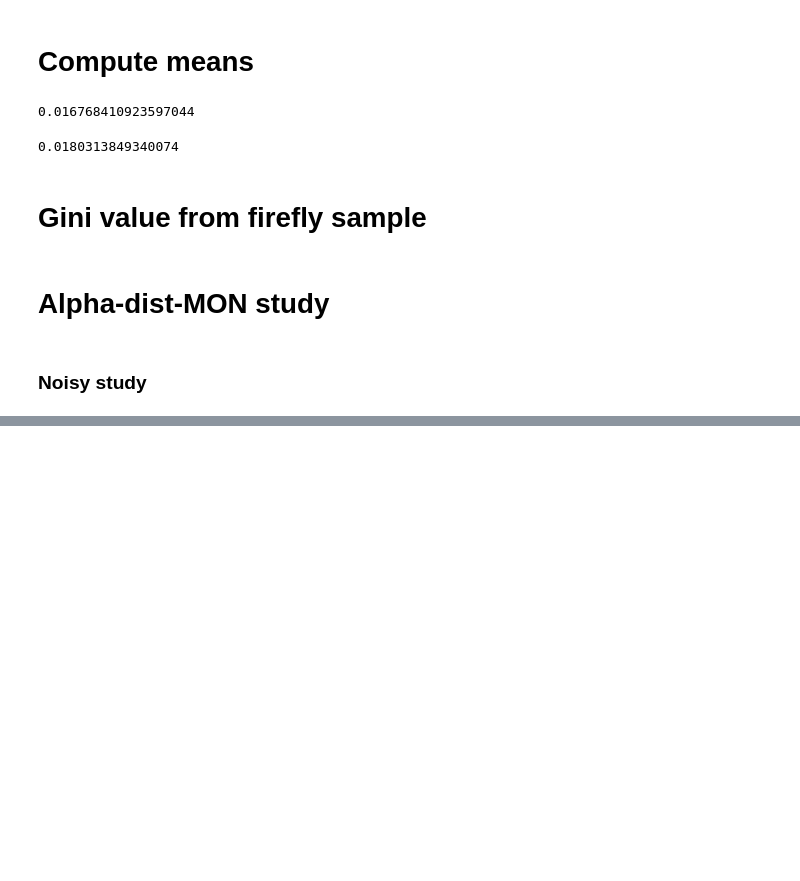
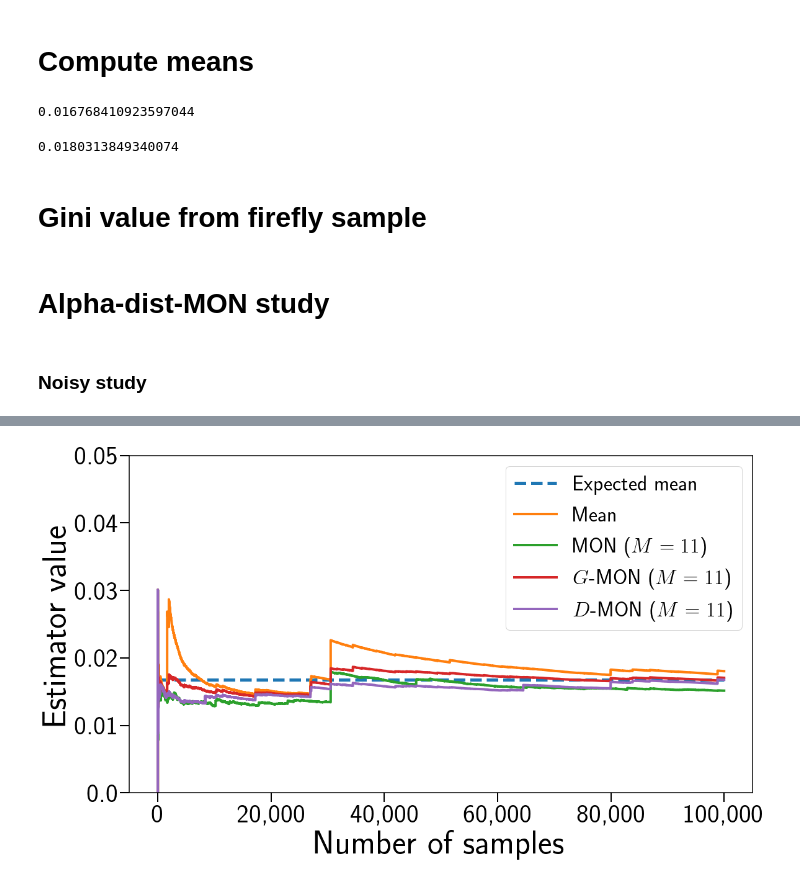
Before and after one commit to prise-3d/pbrt-v4, a Jupyter notebook: studies/alpha_dist_study.ipynb, the cells around one changed output, grey strips where cells are left out. Drawn from its saved outputs; the diff is of its cells as text; code cells hidden in the pictures; blank space fills up the shorter version.

```diff
--- a/studies/alpha_dist_study.ipynb
+++ b/studies/alpha_dist_study.ipynb
@@ -219,0 +267,16 @@ GMON_k21_mid = [ alpha_dist_mon(m, 21, 0.5) for i, m in enumerate(means_evolutio
+# %%
+samples_axis_mean = data_filtered_rgb[:, 0]
+means_evolution_filtered_k11 = create_k_means(data_filtered_rgb[0], k=11)
+means_evolution_filtered_k15 = create_k_means(data_filtered_rgb[0], k=15)
+means_evolution_filtered_k21 = create_k_means(data_filtered_rgb[0], k=21)
+
+gini_data_k11 = [ gini(np.array(m)) for m in means_evolution_filtered_k11 ]
+check_gini_values_k11 = np.array(list(map(lambda x: 1 if x == 0 else x, gini_data_k11)))
+
+gini_data_k15 = [ gini(np.array(m)) for m in means_evolution_filtered_k15 ]
+check_gini_values_k15 = np.array(list(map(lambda x: 1 if x == 0 else x, gini_data_k15)))
+
+gini_data_k21 = [ gini(np.array(m)) for m in means_evolution_filtered_k21 ]
+check_gini_values_k21 = np.array(list(map(lambda x: 1 if x == 0 else x, gini_data_k21)))
+# %%
+means = [ np.mean(m) for m in means_evolution_filtered_k11 ]
@@ -219,0 +289,51 @@ GMON_k21_mid = [ alpha_dist_mon(m, 21, 0.5) for i, m in enumerate(means_evolutio
+# %%
+GDMON_k11 = [ alpha_dist_mon(m, 11, 1 - gini_data_k11[i]) for i, m in enumerate(means_evolution_filtered_k11) ]
+GDMON_k21 = [ alpha_dist_mon(m, 21, 1 - gini_data_k21[i]) for i, m in enumerate(means_evolution_filtered_k21) ]
+# %%
+params = {'backend': 'ps',
+          'axes.labelsize': 54,
+          'font.size': 40,
+          'legend.fontsize': 34,
+          'xtick.labelsize': 42,
+          'ytick.labelsize': 42,
+          'text.usetex': True,
+          'font.style': 'normal',
+          'font.weight': 'bold',
+          'axes.linewidth': 1.5,
+          'lines.linewidth': 4,
+          'figure.figsize': (18, 10)}
+
+
+plt.rcParams.update(params)
+
+plt.margins(tight=True)
+plt.tick_params(axis='both', width=2, length=15)
+
+labels = ['R', 'G', 'B']
+
+plt.plot([0, 100000], [r_true_mean, r_true_mean], lw=5, label='Expected mean', linestyle="--")
+plt.plot(means, label='Mean', linewidth=4)
+plt.plot(MON_k11, label='MON ($M=11$)', linewidth=4)
+plt.plot(GMON_k11, label=r'$G$-MON ($M=11$)', linewidth=4)
+plt.plot(GDMON_k11, label=r'$D$-MON ($M=11$)', linewidth=4)
+
+#plt.xlim(-1, 100)
+
+plt.xlabel("Number of samples")
+plt.ylabel(r"Estimator value")
+#plt.ylim(0, 0.15)
+#plt.xlim(-0.03, 6)
+#plt.ylim(0.15, 0.20)
+
+plt.ylim(0, 0.05)
+plt.legend()
+#plt.legend(loc='upper center', bbox_to_anchor=(0.5, -0.25), shadow=True, ncol=3)
+#plt.xticks(np.arange(-10, 15, step=5), np.arange(-10, 15, step=5))  # Set label locations.
+plt.xticks(np.arange(0, 120000, step=20000), display_high_number(np.arange(0, 120000, step=20000)))  # Set label locations.
+plt.yticks(np.arange(0, 0.06, step=0.01), prepare_mode_data(np.arange(0, 0.06, step=0.01)))
+#plt.xticks(fontsize=14)
+#plt.yticks(fontsize=14)
+plt.savefig("images/amon_estimators_G_and_D_MON_no_outlier.png", transparent=True, bbox_inches = 'tight', pad_inches = 0.1)
+plt.show()
+# %% [output]
+[figure, added]
```
Also changed, not shown: parts of 18 cells of this notebook, 1 other file.
